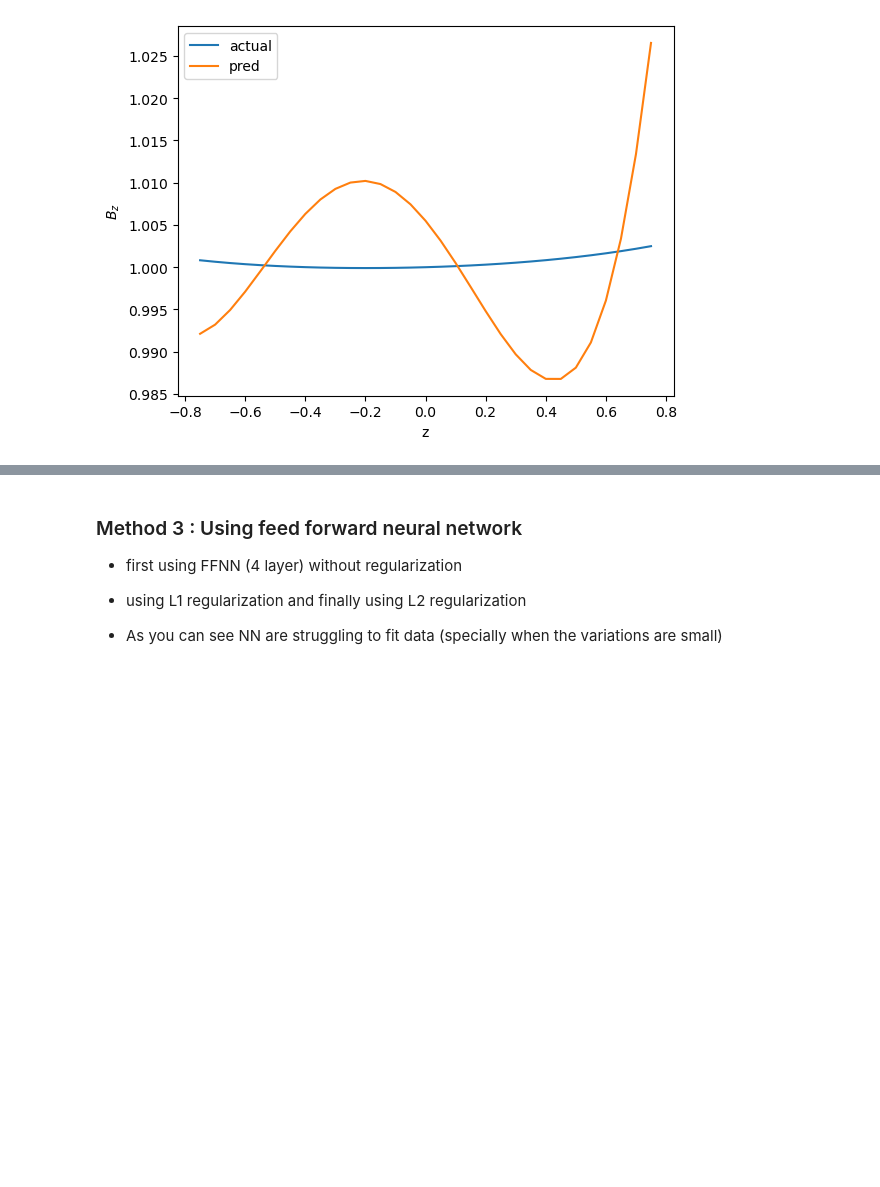
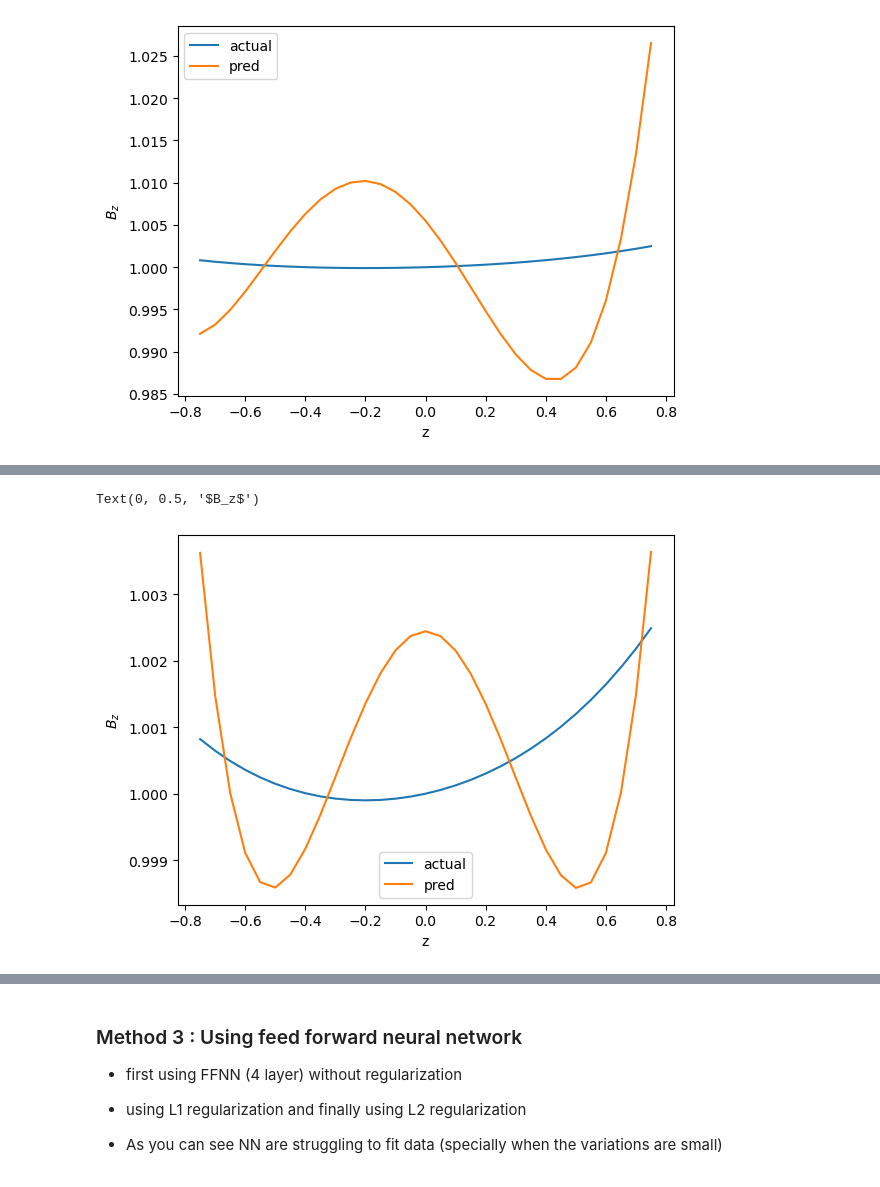
Before and after one commit to piyamure/PHY_Brad, a Jupyter notebook: fit_magtic_field_line.ipynb, the cells around one changed output, grey strips where cells are left out. Saved outputs shown, nothing was run; the diff lists cells and outputs as text; code cells hidden in the pictures; blank space fills up the shorter version.

Commit message:
added syndy algorithm for curve fitting

```diff
--- a/fit_magtic_field_line.ipynb
+++ b/fit_magtic_field_line.ipynb
@@ -179,0 +214,22 @@ Text(0, 0.5, '$B_z$')
+# %%
+def loss(y,y_pred):
+    return ((y-y_pred)**2).mean()
+
+lr = 1e-3
+n_iter = 1000000
+l1_strength = 0.001
+
+for epoch in range(n_iter):
+    Bz_pred = forward(X)
+    l = loss(Bz,Bz_pred)
+    l.backward()
+    l1_reg = torch.tensor(0.)
+    with torch.no_grad():
+        for w in W:
+            l1_reg += torch.norm(w,1)
+        W -= lr*W.grad
+    W.grad.zero_()
+    l = l + l1_strength*l1_reg
+
+    if epoch % 100000 ==0:
+        print(f'epoch {epoch +1}: w_0 = {W[0]:.3f} | w_1 = {W[1]:.3f} | w_2 = {W[2]:.3f} | w_3 = {W[3]:.3f} | w_4 = {W[4]:.3f} | loss={l:.8f}')
@@ -179,0 +247,10 @@ Text(0, 0.5, '$B_z$')
+# %%
+B_pred = forward(X)
+plt.plot(x,Bz, label='actual')
+plt.plot(x,Bz_pred.detach().numpy(),label='pred')
+plt.legend()
+plt.xlabel('z')
+plt.ylabel(r'$B_z$')
+# %% [output]
+Text(0, 0.5, '$B_z$')
+[figure, added]
```
Also changed, not shown: parts of 14 cells of this notebook.
